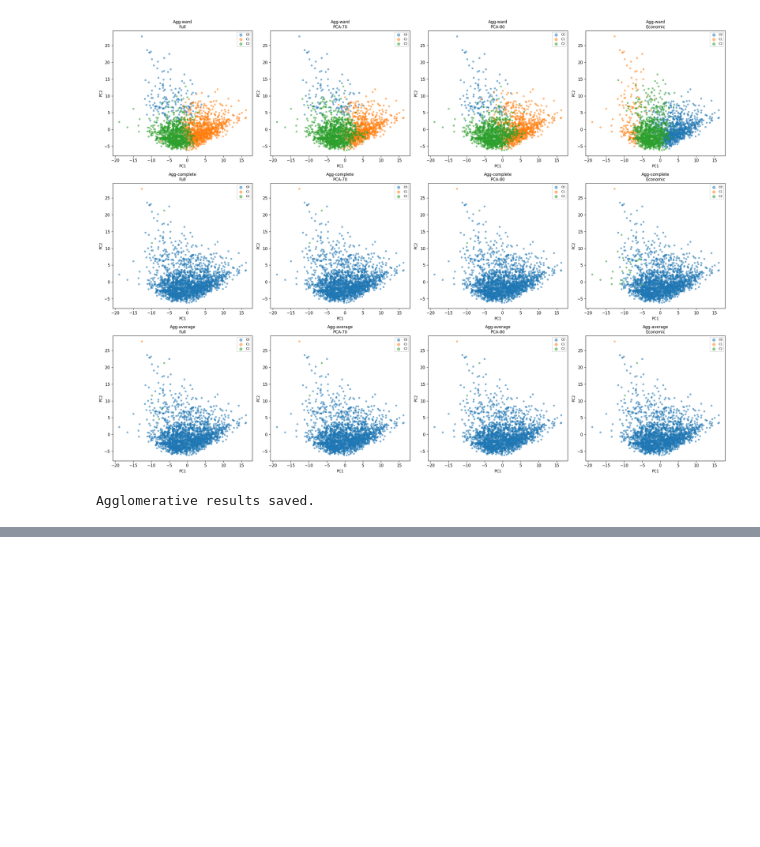
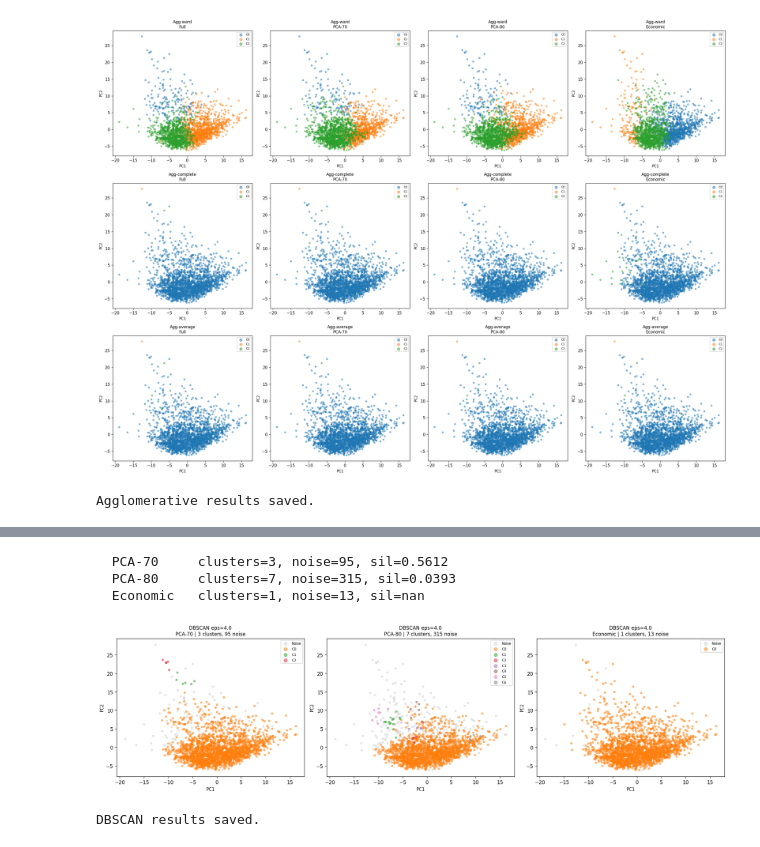
Before and after one commit to davidcuruvija/ip2-project-2026, a Jupyter notebook: 02_clustering.ipynb, the cells around one changed output, grey strips where cells are left out. Cells and saved outputs as stored; diff of their text form; code cells hidden in the pictures; blank space fills up the shorter version.

```diff
--- a/02_clustering.ipynb
+++ b/02_clustering.ipynb
@@ -291,0 +352,27 @@ Agglomerative results saved.
+# %%
+dbscan_fs = {'PCA-70': X_pca70.values, 'PCA-80': X_pca80.values, 'Economic': X_econ.values}
+
+fig, axes = plt.subplots(1, 3, figsize=(18, 5))
+for i, (name, X) in enumerate(dbscan_fs.items()):
+    db = DBSCAN(eps=best_cfg['eps'], min_samples=best_cfg['min_samples'])
+    labels = db.fit_predict(X)
+    m = compute_metrics(X, labels)
+    dbscan_results[f'best_{name}'] = {'labels': labels, 'metrics': m}
+    plot_clusters(X_viz, labels,
+                  f'DBSCAN eps={best_cfg["eps"]}\n{name} | {m["n_clusters"]} clusters, {m["n_noise"]} noise',
+                  axes[i])
+    print(f'  {name:<10} clusters={m["n_clusters"]}, noise={m["n_noise"]}, sil={m["silhouette"]:.4f}')
+
+plt.tight_layout()
+plt.savefig('figures/dbscan_clusters.png', dpi=150, bbox_inches='tight')
+plt.show()
+
+all_results['DBSCAN'] = dbscan_results
+joblib.dump(dbscan_results, 'results_dbscan.pkl')
+print('DBSCAN results saved.')
+# %% [output]
+  PCA-70     clusters=3, noise=95, sil=0.5612
+  PCA-80     clusters=7, noise=315, sil=0.0393
+  Economic   clusters=1, noise=13, sil=nan
+[figure, added]
+DBSCAN results saved.
```
Also changed, not shown: parts of 4 cells of this notebook, 3 other files.
